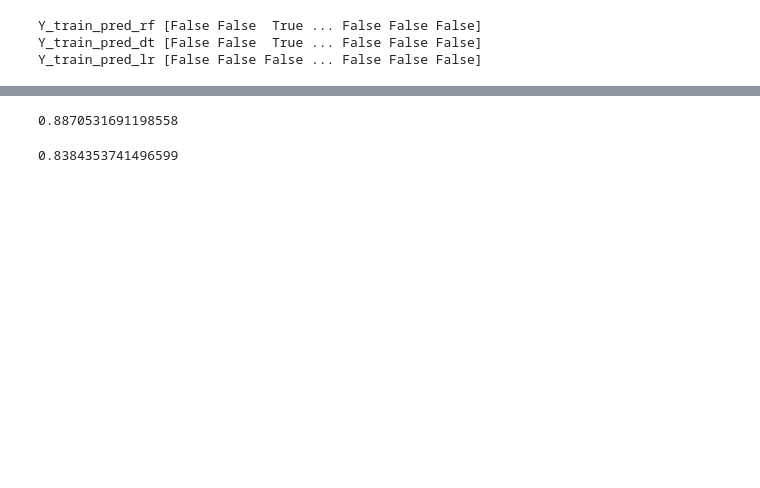
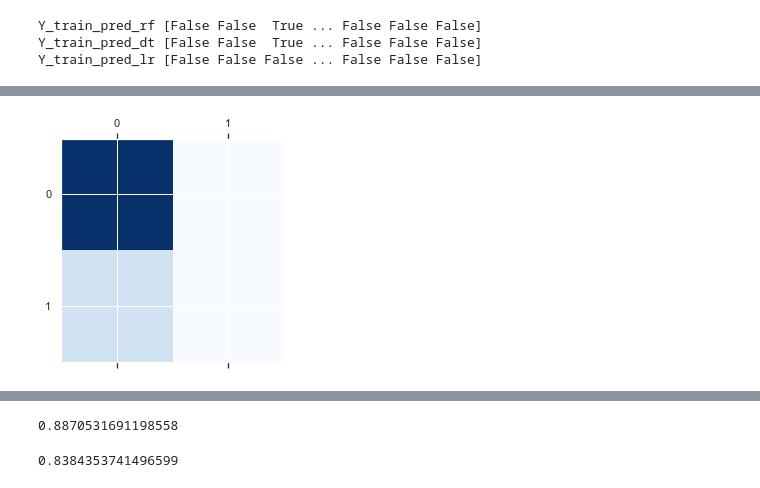
Before and after one commit to ramdaniAli/IA_PROJECT, a Jupyter notebook: project_test.ipynb, the cells around one changed output, grey strips where cells are left out. Saved outputs shown, nothing was run; the diff lists cells and outputs as text; code cells hidden in the pictures; blank space fills up the shorter version.

```diff
--- a/project_test.ipynb
+++ b/project_test.ipynb
@@ -827,3 +837,8 @@ cmlg [[2958    0]
+# %%
+plt.matshow(cmlg, cmap=plt.cm.Blues)
+plt.show()
+# %% [output]
+[figure, added]
 # %%
 from sklearn.metrics import precision_score, recall_score, f1_score
 
```
Also changed, not shown: parts of 9 cells of this notebook, 1 other file.
